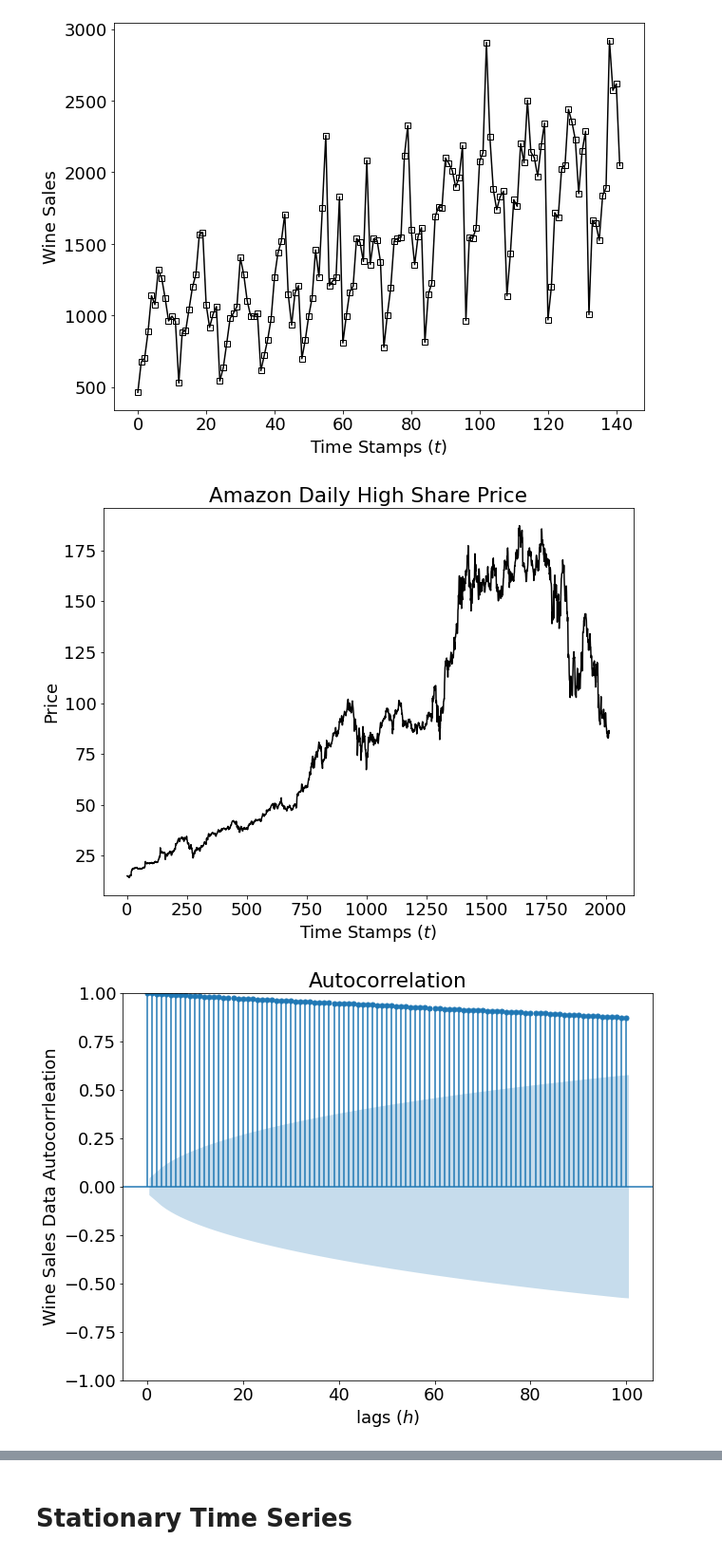
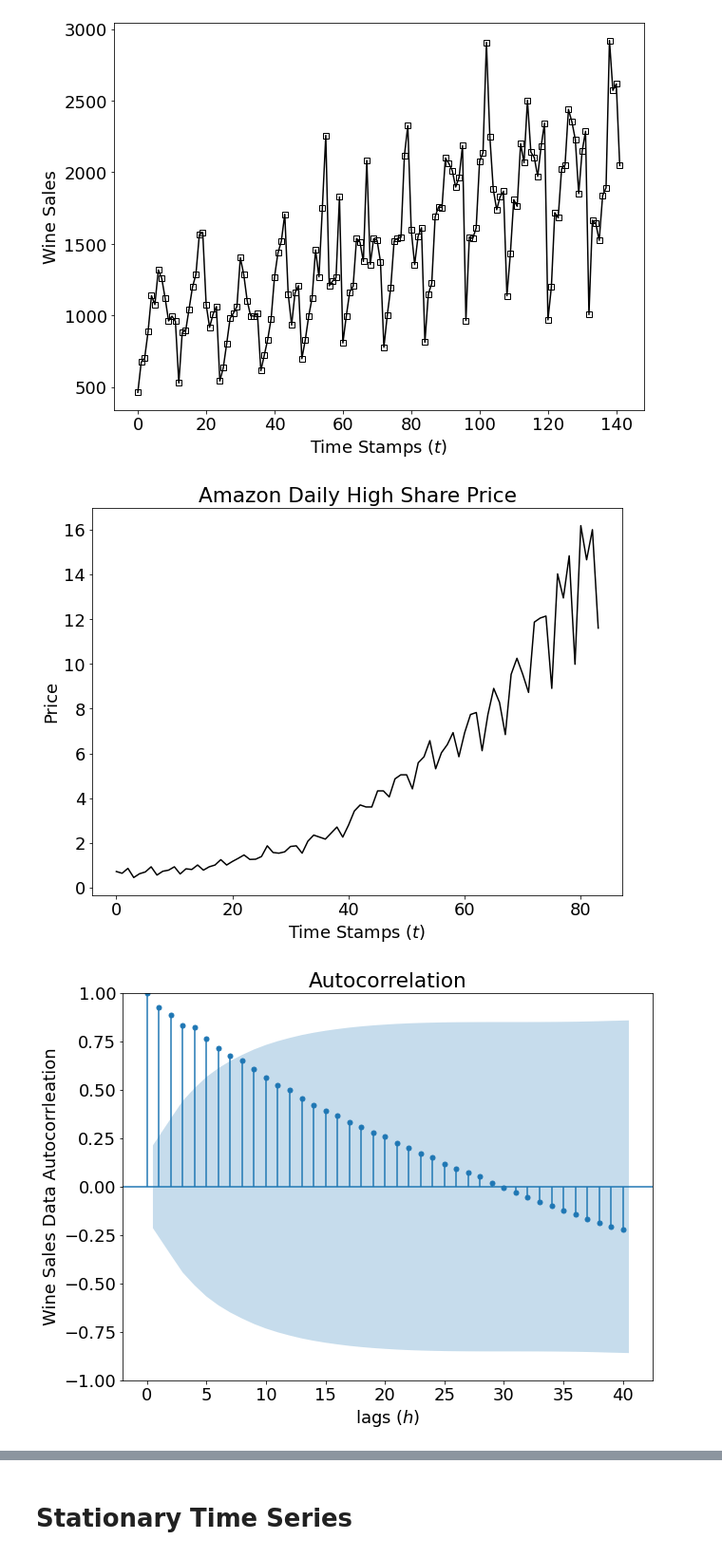
Before and after one commit to YassYe/Deeplearning-Workshops-FYP, a Jupyter notebook: Project2/TimeSeriesProject.ipynb, the cells around one changed output, grey strips where cells are left out. Shown: that part at 95% size. Cells and saved outputs as stored; diff of their text form; code cells hidden in the pictures.

```diff
--- a/Project2/TimeSeriesProject.ipynb
+++ b/Project2/TimeSeriesProject.ipynb
@@ -61,7 +61,7 @@ plt.show()
 # %% [output]
 [figure]
 # %%
-datapathAMZN = filepath +"/Data/AMZNdata.xlsx"
+datapathAMZN = filepath +"/Data/jj.xlsx"
 df = pd.read_excel(datapathAMZN)
 
 #plotting data as numpy arrays
@@ -76,17 +76,17 @@ plt.ylabel("Price")
 #save figure
 plt.show()
 # %% [output]
-[figure, old version]
+[figure, new version]
 # %%
 #plotting data as numpy arrays
-plot_acf(dataAMZN, lags =100)
+plot_acf(dataAMZN, lags =40)
 plt.xlabel("lags $(h)$")
 plt.ylabel("Wine Sales Data Autocorrleation")
 
 #save figure
 plt.show()
 # %% [output]
-[figure, old version]
+[figure, new version]
 # %%
 
 #plotting data as numpy arrays
```
Also changed, not shown: parts of 11 cells of this notebook, 5 other files.
